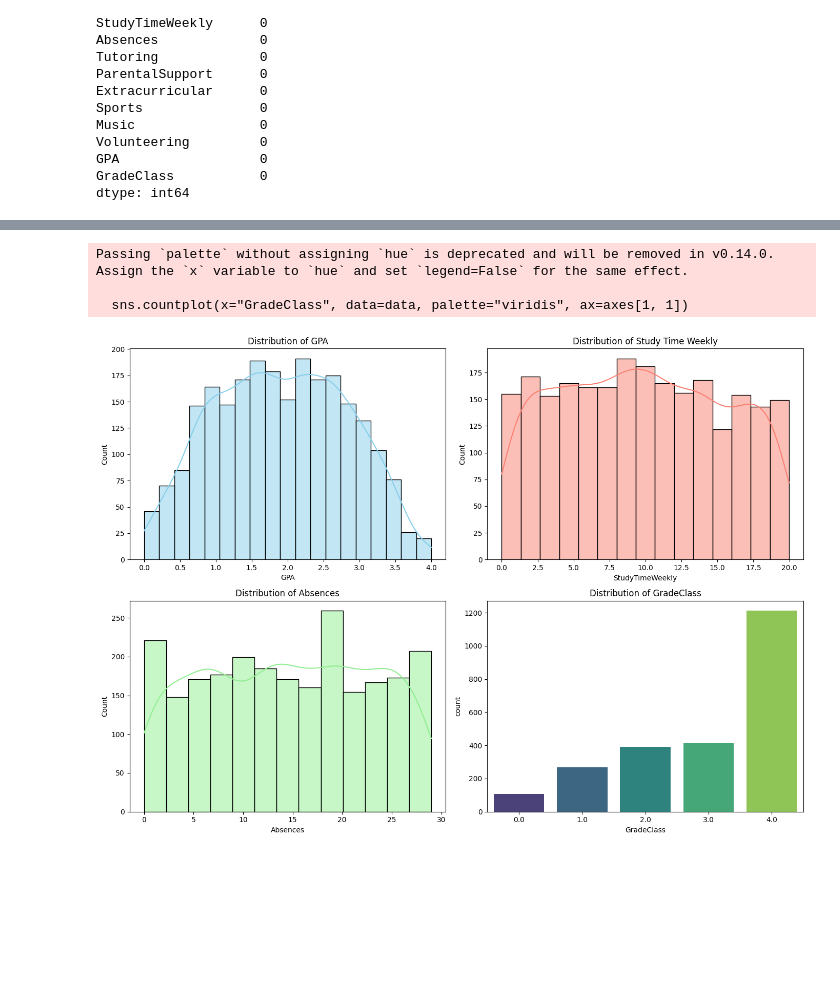
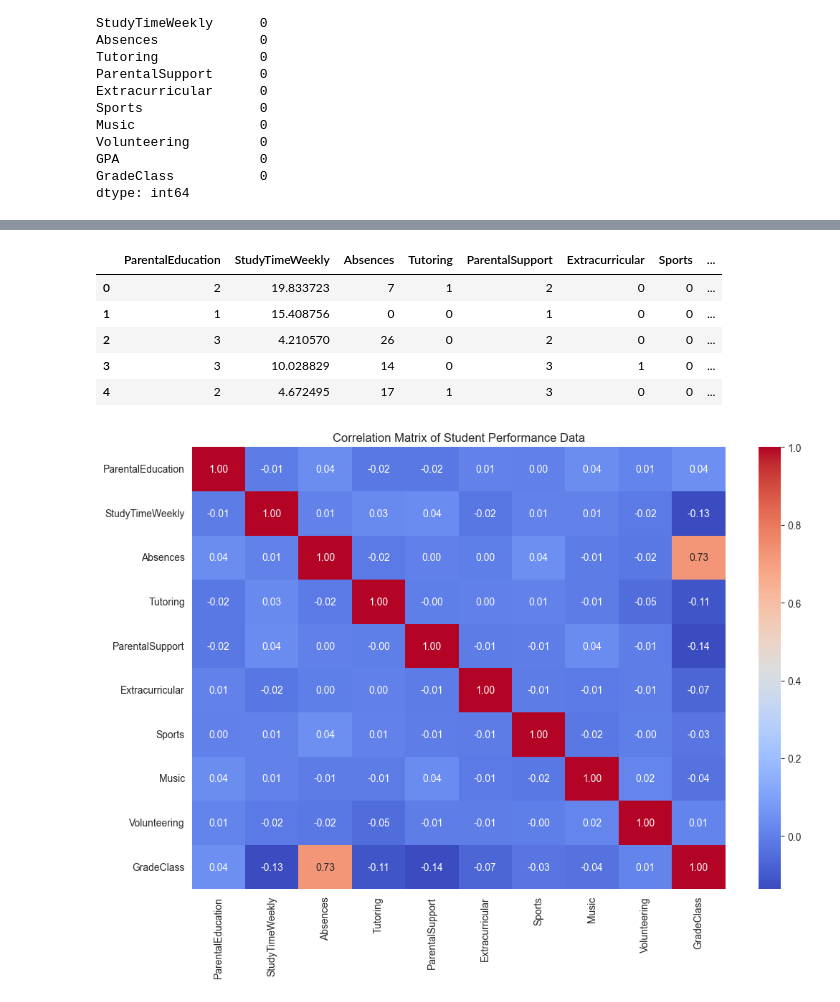
Before and after one commit to hoangcanthi/INM-701-coursework-group-Viet-Hoang-Pham---Jakub-Wochniak, a Jupyter notebook: Main.ipynb, the cells around one changed output, grey strips where cells are left out. Saved outputs shown, nothing was run; the diff lists cells and outputs as text; code cells hidden in the pictures; blank space fills up the shorter version.

Commit message:
Added information comments, dropped discussed columns in data.

```diff
--- a/Main.ipynb
+++ b/Main.ipynb
@@ -74,21 +104,20 @@ plt.show()
+# %%
+data = data.drop(columns=['StudentID', 'Age', 'Gender', 'Ethnicity', 'GPA' ]) #drops columns that would cause the AI to create a bias based on traits that shouldn't be taken into account. or in the case of studentID somehow having a correlation with improving the grade class.
+#GPA is dropped as grade class is determined solely by it, we want to find how other attributes impact the grade class.
+
+data.head()
+# %% [output]
+|  | ParentalEducation | StudyTimeWeekly | Absences | Tutoring | ParentalSupport | Extracurricular | Sports | ... |
+| 0 | 2 | 19.833723 | 7 | 1 | 2 | 0 | 0 | ... |
+| 1 | 1 | 15.408756 | 0 | 0 | 1 | 0 | 0 | ... |
+| 2 | 3 | 4.210570 | 26 | 0 | 2 | 0 | 0 | ... |
+| 3 | 3 | 10.028829 | 14 | 0 | 3 | 1 | 0 | ... |
+| 4 | 2 | 4.672495 | 17 | 1 | 3 | 0 | 0 | ... |
 # %%
-fig, axes = plt.subplots(2, 2, figsize=(14, 10))
-sns.histplot(data["GPA"], kde=True, ax=axes[0, 0], color='skyblue')
-axes[0, 0].set_title("Distribution of GPA")
-
-sns.histplot(data["StudyTimeWeekly"], kde=True, ax=axes[0, 1], color='salmon')
-axes[0, 1].set_title("Distribution of Study Time Weekly")
-
-sns.histplot(data["Absences"], kde=True, ax=axes[1, 0], color='lightgreen')
-axes[1, 0].set_title("Distribution of Absences")
-
-sns.countplot(x="GradeClass", data=data, palette="viridis", ax=axes[1, 1])
-axes[1, 1].set_title("Distribution of GradeClass")
-
-plt.tight_layout()
+correlation_matrix = data.corr()
+plt.figure(figsize=(12, 8))
+sns.heatmap(correlation_matrix, annot=True, cmap="coolwarm", fmt=".2f")
+plt.title("Correlation Matrix of Student Performance Data")
 plt.show()
 # %% [output]
-Passing `palette` without assigning `hue` is deprecated and will be removed in v0.14.0. Assign the `x` variable to `hue` and set `legend=False` for the same effect.
-
-  sns.countplot(x="GradeClass", data=data, palette="viridis", ax=axes[1, 1])
-[figure, old version]
+[figure, new version]
```
Also changed, not shown: parts of 4 cells of this notebook.
